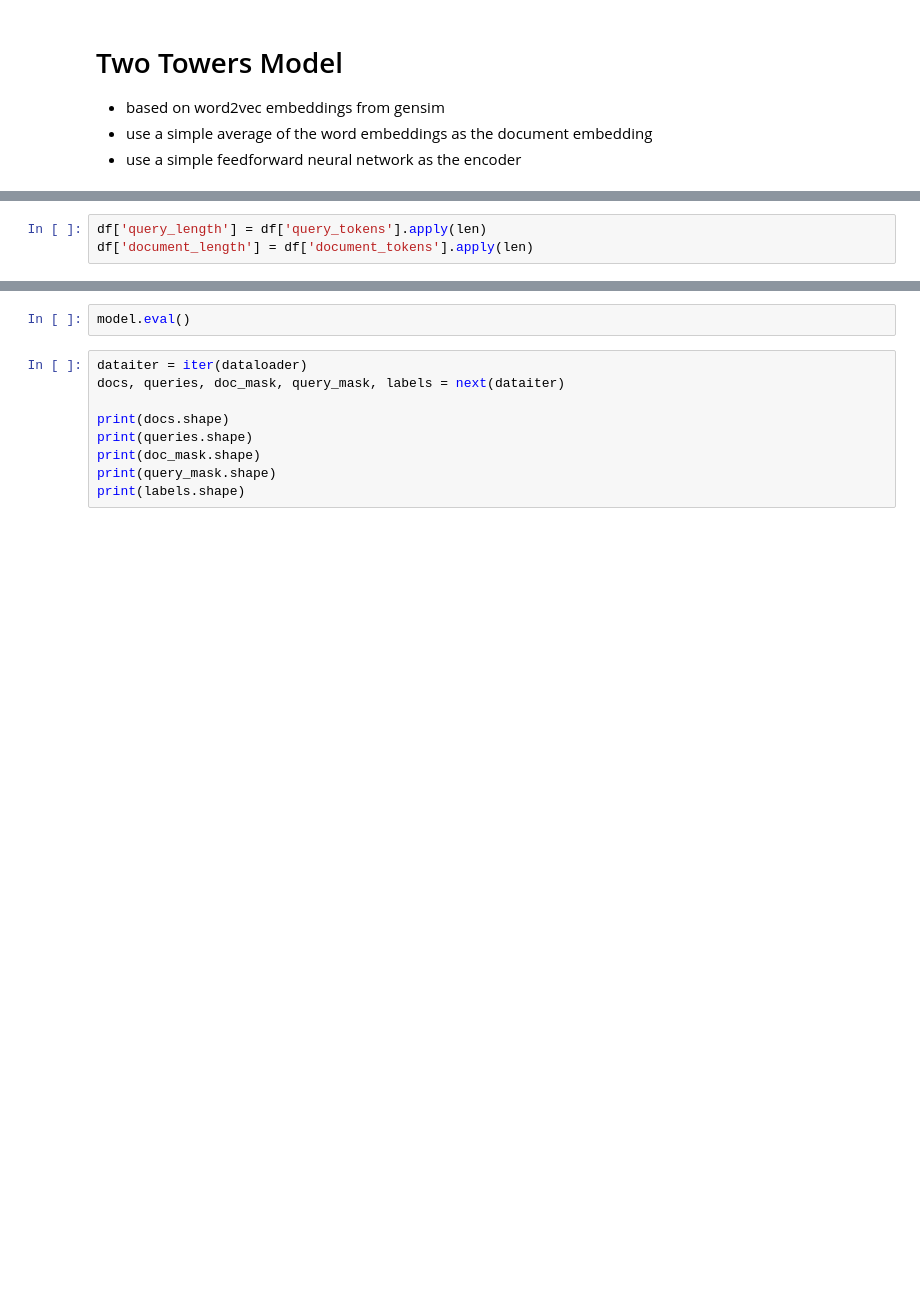
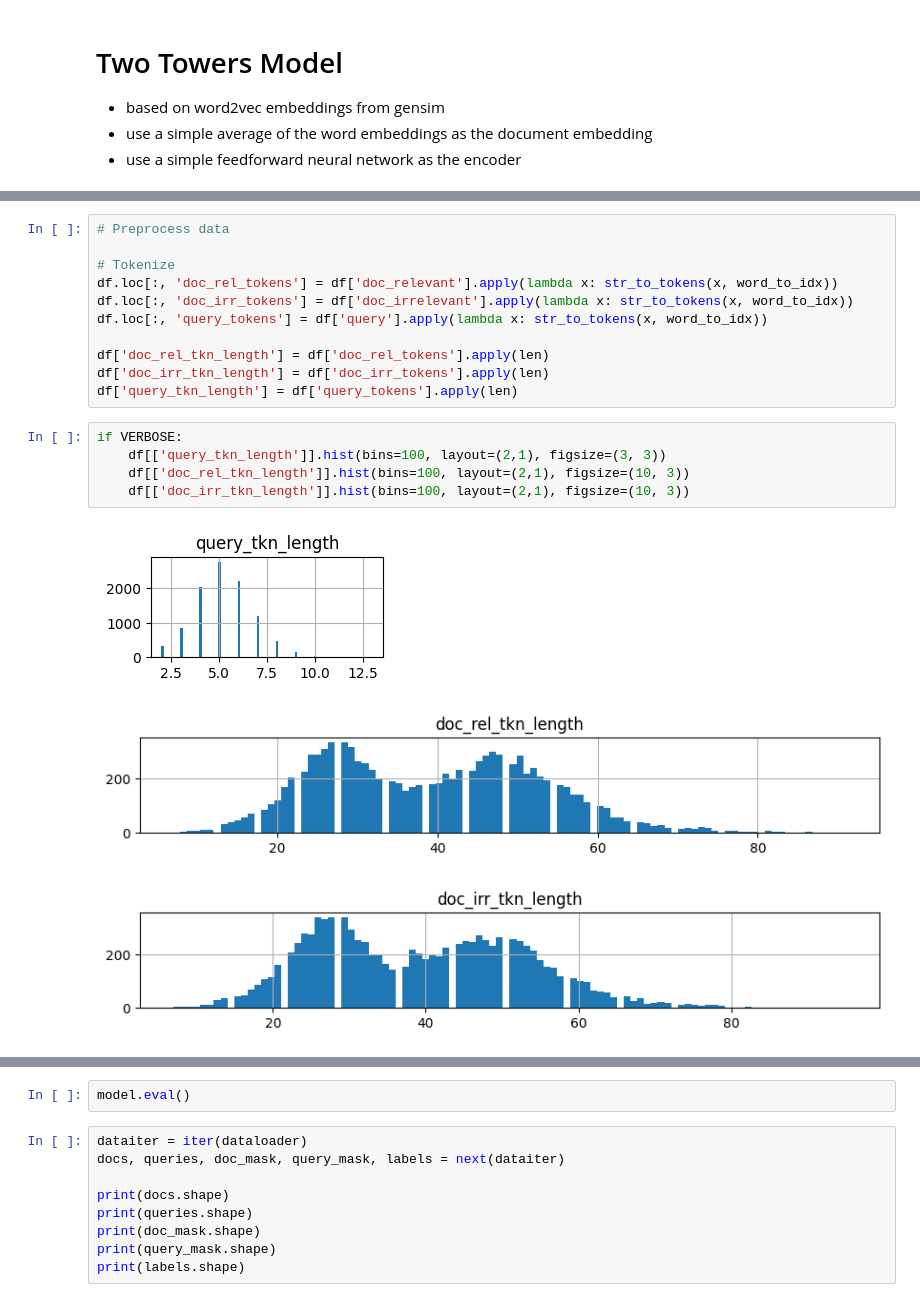
Before and after one commit to johnx25bd/mlx-two-tower-search, a Jupyter notebook: src/models/TwoTowerEncoder.ipynb, the cells around one changed output, grey strips where cells are left out. Saved outputs shown, nothing was run; the diff lists cells and outputs as text; blank space fills up the shorter version.

```diff
--- a/src/models/TwoTowerEncoder.ipynb
+++ b/src/models/TwoTowerEncoder.ipynb
@@ -88,3 +83,0 @@ df.head()
-# %%
-df['query_length'] = df['query_tokens'].apply(len)
-df['document_length'] = df['document_tokens'].apply(len)
@@ -107,0 +99,20 @@ def embed_tokens(tokens):
+# %%
+# Preprocess data
+
+# Tokenize
+df.loc[:, 'doc_rel_tokens'] = df['doc_relevant'].apply(lambda x: str_to_tokens(x, word_to_idx))
+df.loc[:, 'doc_irr_tokens'] = df['doc_irrelevant'].apply(lambda x: str_to_tokens(x, word_to_idx))
+df.loc[:, 'query_tokens'] = df['query'].apply(lambda x: str_to_tokens(x, word_to_idx))
+
+df['doc_rel_tkn_length'] = df['doc_rel_tokens'].apply(len)
+df['doc_irr_tkn_length'] = df['doc_irr_tokens'].apply(len)
+df['query_tkn_length'] = df['query_tokens'].apply(len)
+# %%
+if VERBOSE:
+    df[['query_tkn_length']].hist(bins=100, layout=(2,1), figsize=(3, 3))
+    df[['doc_rel_tkn_length']].hist(bins=100, layout=(2,1), figsize=(10, 3))
+    df[['doc_irr_tkn_length']].hist(bins=100, layout=(2,1), figsize=(10, 3))
+# %% [output]
+[figure, added]
+[figure, added]
+[figure, added]
```
Also changed, not shown: parts of 32 cells of this notebook, 2 other files.
